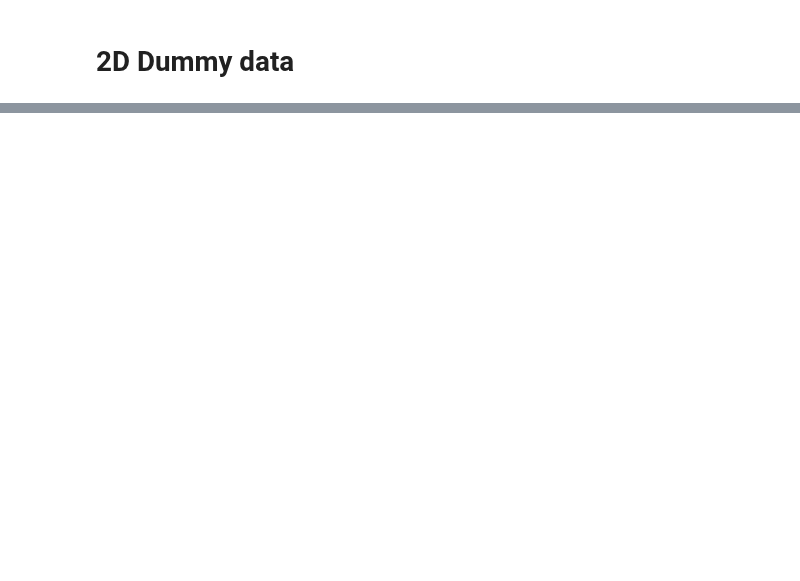
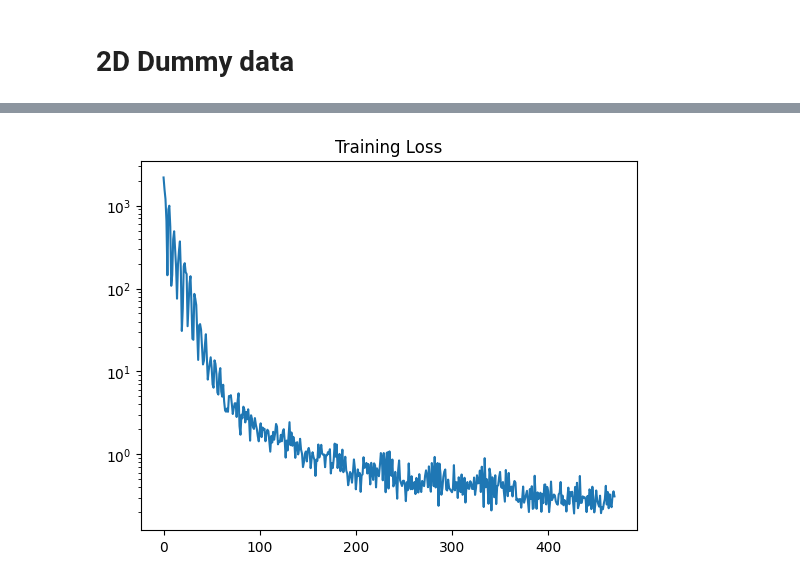
Before and after one commit to Gwendal-Debaussart/Finsler-Embedding, a Jupyter notebook: estimating_b.ipynb, the cells around one changed output, grey strips where cells are left out. Drawn from its saved outputs; the diff is of its cells as text; code cells hidden in the pictures; blank space fills up the shorter version.

```diff
--- a/estimating_b.ipynb
+++ b/estimating_b.ipynb
@@ -315,0 +203,45 @@ loss = reconstruction_loss(X_i, phi_i, lambda_i, grad_phi_i, randers, mu0, mu1)
+# %%
+K = N // 2
+# Dummy eigenvalues (power law)
+# eig_vals = torch.randn(K, device=device) # (K,)
+eig_vals = torch.arange(1, K+1, device=device).double() ** (-2) # (K,)
+# Dummy eigenvectors
+# eig_vecs = torch.randn(N, K, device=device) # (N, K)
+eig_vecs =  (X @ X.T)[:, :K].clone()
+grad_phi = build_grad_phi(X, valid_edges, eig_vecs) # (N, K, D)
+# %%
+# Dummy batch
+B = 64
+idx_i = torch.randint(0, X.shape[0], (B,), device=device)
+
+
+X_i = X[idx_i].requires_grad_(True) # (B, D)
+phi_i = eig_vecs[idx_i, :] # (B, K)
+grad_phi_i = grad_phi[idx_i, :, :] # (B, K, D)
+loss = reconstruction_loss(X_i, phi_i, eig_vals, grad_phi_i, randers, mu0, mu1)
+# %%
+optim = torch.optim.Adam(omega_model.parameters(), lr=1e-3)
+
+idx_shuffled = torch.randperm(X.shape[0], device=device)
+
+loss_list = []
+for epoch in range(10):
+    pbar = tqdm(range(0, X.shape[0], B), desc="Training", unit="batch")
+    for start in pbar:
+        end = min(start + B, X.shape[0])
+        idx_i = idx_shuffled[start:end]
+        X_i = X[idx_i].requires_grad_(True) # (B, D)
+        phi_i = eig_vecs[idx_i, :] # (B, K)
+        grad_phi_i = grad_phi[idx_i, :, :] # (B, K, D)
+        loss = reconstruction_loss(X_i, phi_i, eig_vals, grad_phi_i, randers, mu0, mu1)
+        optim.zero_grad()
+        loss.backward()
+        optim.step()
+        pbar.set_postfix({"loss": loss.item()})
+        loss_list.append(loss.item())
+# %%
+plt.plot(loss_list)
+plt.title("Training Loss")
+plt.yscale("log")
+# %% [output]
+[figure, added]
```
Also changed, not shown: parts of 10 cells of this notebook, 1 other file.
